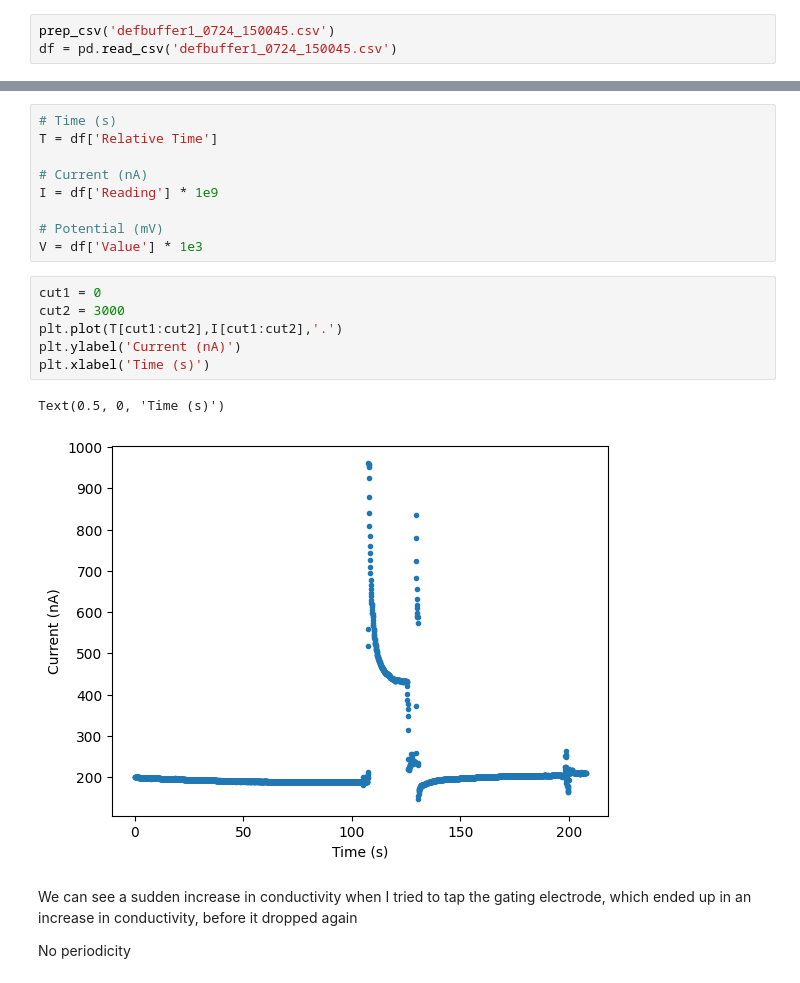
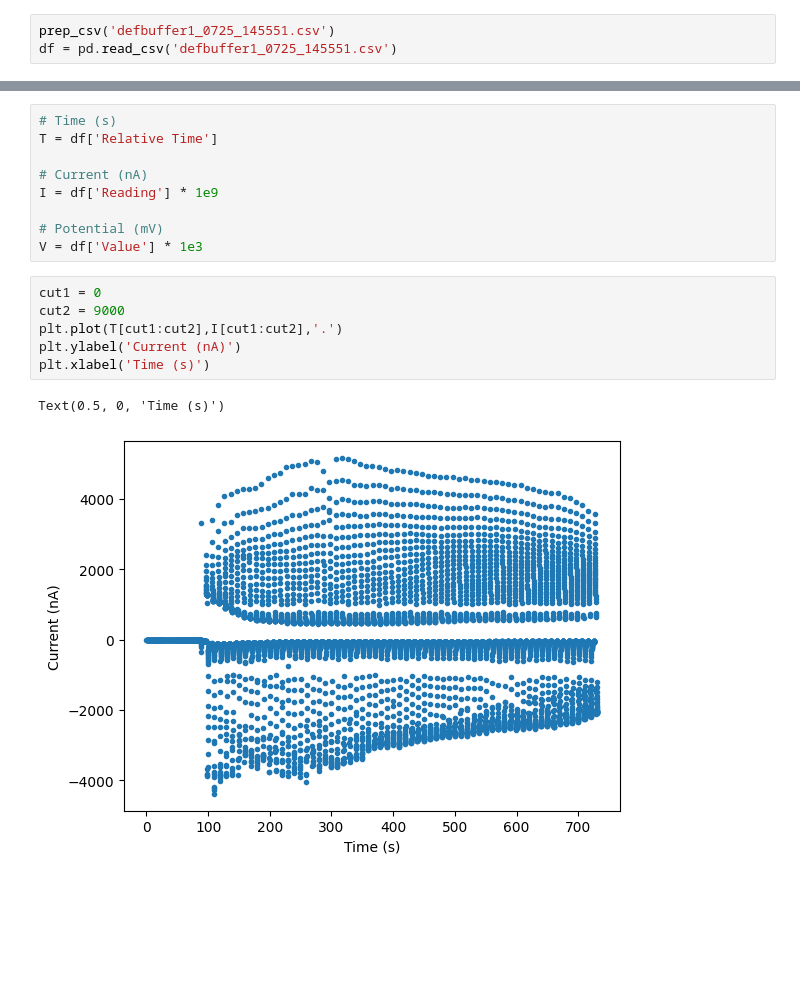
Before and after one commit to beepmo/gator, a Jupyter notebook: data/07-25/Ycut3rdsample_gating.ipynb, the cells around one changed output, grey strips where cells are left out. Saved outputs shown, nothing was run; the diff lists cells and outputs as text; blank space fills up the shorter version.

```diff
--- a/data/07-25/Ycut3rdsample_gating.ipynb
+++ b/data/07-25/Ycut3rdsample_gating.ipynb
@@ -58,8 +58,8 @@ def prep_csv(filename):
   with open(filename, 'w') as f:
     f.writelines(lines)
 # %%
-prep_csv('defbuffer1_0724_150045.csv')
-df = pd.read_csv('defbuffer1_0724_150045.csv')
+prep_csv('defbuffer1_0725_145551.csv')
+df = pd.read_csv('defbuffer1_0725_145551.csv')
 # %% [output]
 Fill Mode,1
 # %%
@@ -89,14 +89,10 @@ I = df['Reading'] * 1e9
 V = df['Value'] * 1e3
 # %%
 cut1 = 0
-cut2 = 3000
+cut2 = 9000
 plt.plot(T[cut1:cut2],I[cut1:cut2],'.')
 plt.ylabel('Current (nA)')
 plt.xlabel('Time (s)')
 # %% [output]
 Text(0.5, 0, 'Time (s)')
-[figure, old version]
+[figure, new version]
-# %% [markdown]
-We can see a sudden increase in conductivity when I tried to tap the gating electrode, which ended up in an increase in conductivity, before it dropped again
-
-No periodicity
```
Also changed, not shown: parts of 12 cells of this notebook.
